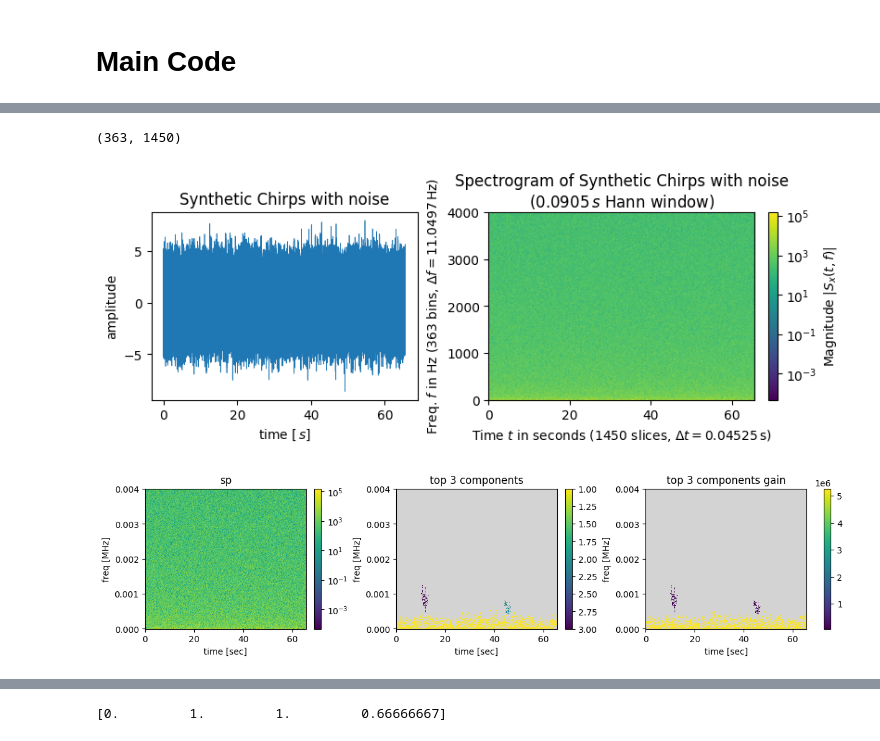
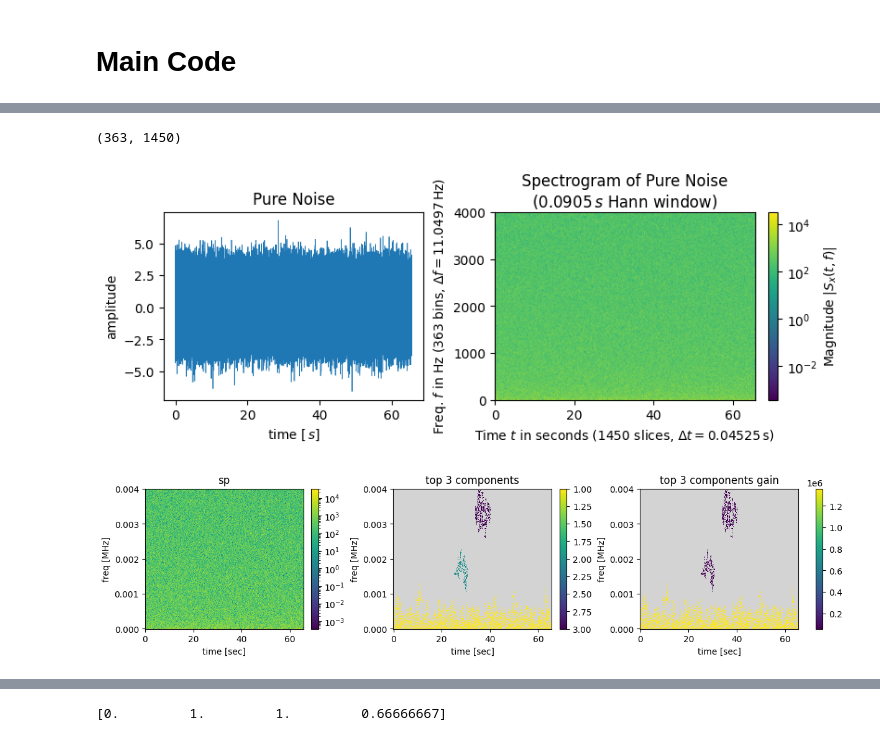
Before and after one commit to nacrocker/automated-segmentation, a Jupyter notebook: Maxs_maxtree_tests_with_synthetic_data_and_noise.ipynb, the cells around one changed output, grey strips where cells are left out. Cells and saved outputs as stored; diff of their text form; code cells hidden in the pictures.

```diff
--- a/Maxs_maxtree_tests_with_synthetic_data_and_noise.ipynb
+++ b/Maxs_maxtree_tests_with_synthetic_data_and_noise.ipynb
@@ -2459,8 +2567,5 @@ class SigClust(object):
 # %%
-# @title Synthetic data example of max_tree and optimum components using Chirp object and noise
-# cell name: example_synthetic_chirp_signal_with_noise
-# before running, run cell "machinery_and_utilities"
-
+#@title Pure Noise For P-Value
 assert 'machinery_and_utilities' in locals(), 'must first run cell machinery_and_utilities'
 example_synthetic_chirp_signal_with_noise=True
 
@@ -2470,7 +2575,7 @@ doSignalSpectrogramPlot = True
 vsz,hsz = 3,4
 
 #don't change
-nt= 524288 #8192
+nt= 524288 # power of 2
 dt=1.0/8000.0
 t=np.arange(0,nt*dt,dt)
 nt=len(t)
@@ -2482,29 +2587,6 @@ noise_mean=0 #normally 0
 noise_std=1 #normally 1
 
 
-chirps=[]
-
-'''
-
-t0=t[int(nt/16)]
-t1=t[int(nt/16)+int(nt*3/4)-1]
-chirps.append(Chirp(amp=3.0, t0=t0, t1=t1, f0=0.75*fN, f1=1.0*fN))
-
-t0=t[int(nt/8)]
-t1=t[int(nt/8)+int(nt*3/4)-1]
-chirps.append(Chirp(amp=3.5, t0=t0, t1=t1, f0=0.5*fN, f1=0.85*fN))
-'''
-
-'''
-t0= 0  # t[int(nt/5)]
-t1=t[int(nt/16)+int(nt*3/4)-1]
-chirps.append(Chirp(amp= 4.0, t0=t0, t1=t1, f0=0.3*fN, f1=0.55*fN)) #added to test slope method
-'''
-
-
-sig0 = add_funcsigs(chirps,t)
-#sig0 = 0*t
-
 seedGlobal=getSavedRndGenSeed()
 useSavedRndGenSeed = False
 noise_generator = np.random.default_rng(seed=seedGlobal if useSavedRndGenSeed else None).normal #uniform #normal #poisson
@@ -2515,18 +2597,12 @@ def color_noise(noise, alpha):
     return np.fft.irfft(np.fft.rfft(noise) / f**(alpha/2), n=len(noise))#real inverse fft of real fft/ freq dependent scaling factor
     #---colored noise function - 0 white, 0.5 pink, 1 brown ----
 
-noise = color_noise(noise_1,0.5) #around alpha of 0.3 errors in detection occur
+noise = color_noise(noise_1,0.3) #around alpha of 0.3 errors in detection occur
+
+sig = noise #the sythetic noise signal
 
 
-
-
-
-sig = sig0 + noise #the sythetic noise signal
-
-
-
-sigtit='Synthetic Chirps with noise'
-from scipy.signal import ShortTimeFFT
+sigtit='Pure Noise'
 t0=t[0]
 nt=len(t)
 dt=t[1]-t[0]
@@ -2539,6 +2615,7 @@ SFT = ShortTimeFFT.from_window(win_param='hann', fs=fs, nperseg=nfft,noverlap=no
 sigstft = SFT.stft(sig)
 fsigstft = SFT.f
 tsigstft = SFT.t(sig.size)
+
 
 print(sigstft.shape)
 
@@ -2609,32 +2686,32 @@ max_tree_cl = Max_Tree
 sp = np.abs(sigstft)**2
 fsp = fsigstft
 tsp = tsigstft
 
 
 spmxtr=max_tree_cl(sp,connectivity=2)
 self=spmxtr
 
 gain_choice= 'avspecdens'
 #gain_choice = 'exp(entropy/area)'
 #gain_choice = 'skinny'
 #gain_choice = '1' #tot intesnity/area
 #gain_choice = 'avspecdens_div_freq'
 #gain_choice = 'avspecheight'
 #gain_choice = 'neg_kldiv_wresp_uniform_intensity'
 #gain_choice = 'log_energy_concentration'
 #gain_choice = 'signal_energy_concentration'
 gain = self.gain_predefined(gain_choice)
 # gain is a matrix which represents the gain at each bin each pixel is apart of
 #each pixel which is in the same maxtree bin corresponds to the same gain
 mxgnndslabeltopfill,mxgntopfill = self.label_optimummaxattrnode_image_components_with_rank_and_attr(gain)
 
 ntop=3 #used to be 10
 spdict = {'sp':sp,'fsp':fsp,'tsp':tsp}
 _ = show_top_components_rank_and_gain(spdict,mxgnndslabeltopfill,mxgntopfill,ntop=ntop,panelsize=(vsz,hsz),use_LogNorm_for_gain=False)
 
 
 ## end max_tree_optimimum_features
 # %% [output]
 (363, 1450)
-[figure, old version]
+[figure, new version]
-[figure, old version]
+[figure, new version]
```
Also changed, not shown: parts of 28 cells of this notebook.
